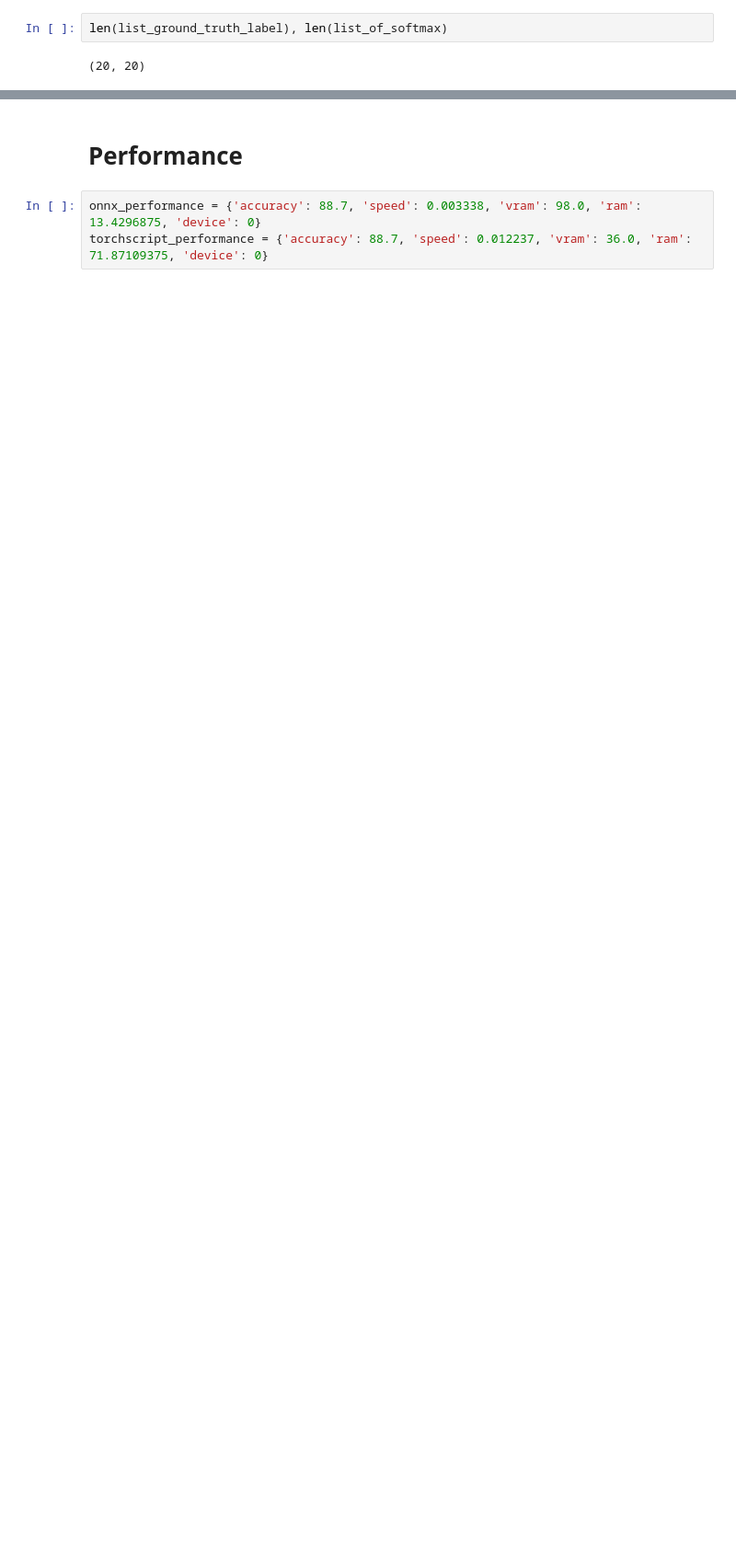
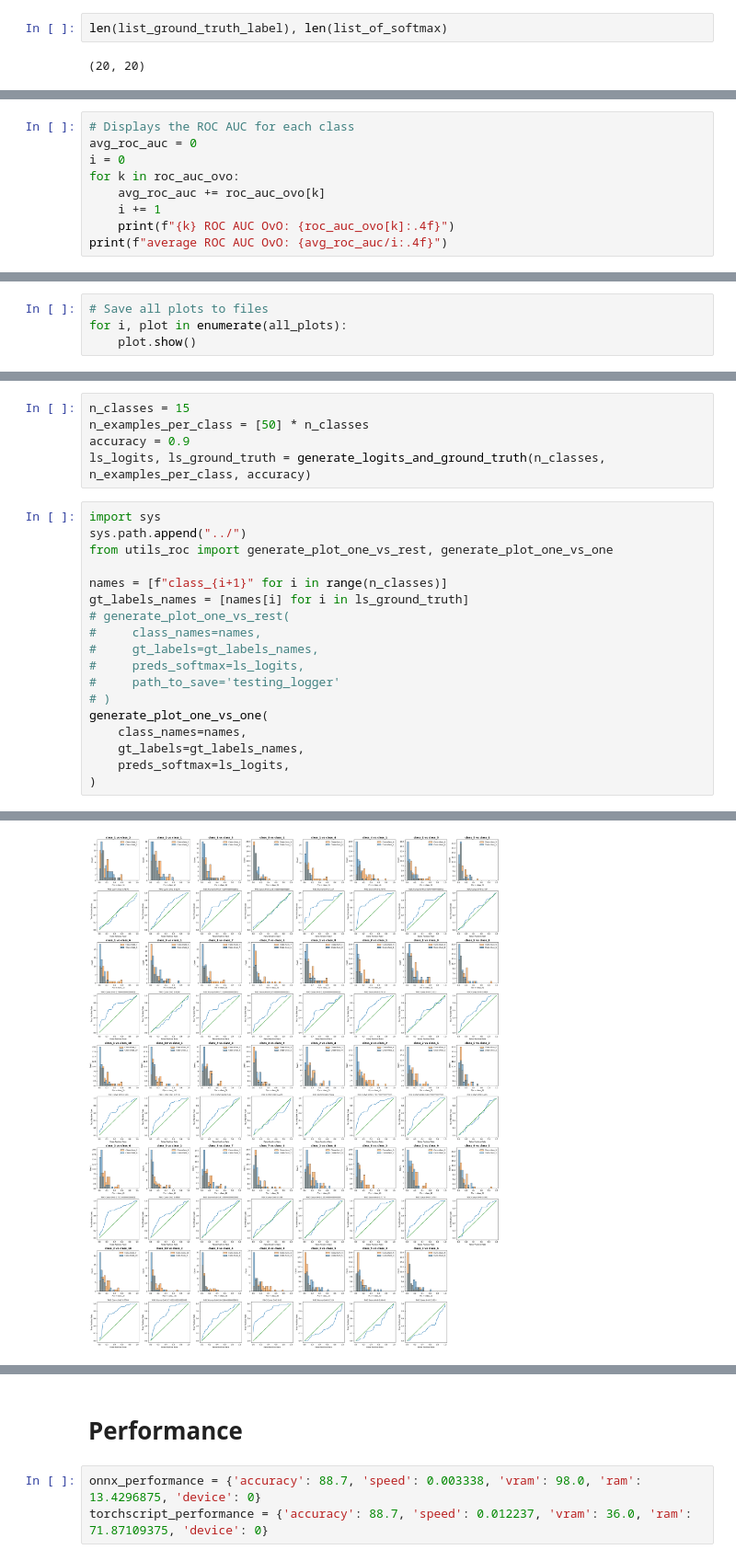
Before and after one commit to muhammadAgfian96/pytorch-lighting-image-classifier, a Jupyter notebook: src/notebooks/test_maping_data.ipynb, the cells around one changed output, grey strips where cells are left out. Shown at 92% size. Drawn from its saved outputs; the diff is of its cells as text; blank space fills up the shorter version.

```diff
--- a/src/notebooks/test_maping_data.ipynb
+++ b/src/notebooks/test_maping_data.ipynb
@@ -144,0 +441,9 @@ array([0, 0, 0, 1, 0, 0, 0, 0, 1, 0, 0, 0, 0, 0, 1, 0, 1, 0, 0, 0])
+# %%
+# Displays the ROC AUC for each class
+avg_roc_auc = 0
+i = 0
+for k in roc_auc_ovo:
+    avg_roc_auc += roc_auc_ovo[k]
+    i += 1
+    print(f"{k} ROC AUC OvO: {roc_auc_ovo[k]:.4f}")
+print(f"average ROC AUC OvO: {avg_roc_auc/i:.4f}")
@@ -144,0 +492,4 @@ array([0, 0, 0, 1, 0, 0, 0, 0, 1, 0, 0, 0, 0, 0, 1, 0, 1, 0, 0, 0])
+# %%
+# Save all plots to files
+for i, plot in enumerate(all_plots):
+    plot.show()
@@ -144,0 +562,24 @@ array([0, 0, 0, 1, 0, 0, 0, 0, 1, 0, 0, 0, 0, 0, 1, 0, 1, 0, 0, 0])
+# %%
+n_classes = 15
+n_examples_per_class = [50] * n_classes
+accuracy = 0.9
+ls_logits, ls_ground_truth = generate_logits_and_ground_truth(n_classes, n_examples_per_class, accuracy)
+# %%
+import sys
+sys.path.append("../")
+from utils_roc import generate_plot_one_vs_rest, generate_plot_one_vs_one
+
+names = [f"class_{i+1}" for i in range(n_classes)]
+gt_labels_names = [names[i] for i in ls_ground_truth]
+# generate_plot_one_vs_rest(
+#     class_names=names,
+#     gt_labels=gt_labels_names,
+#     preds_softmax=ls_logits,
+#     path_to_save='testing_logger'
+# )
+generate_plot_one_vs_one(
+    class_names=names,
+    gt_labels=gt_labels_names,
+    preds_softmax=ls_logits,
+)
+# %% [output]
@@ -144,0 +603 @@ array([0, 0, 0, 1, 0, 0, 0, 0, 1, 0, 0, 0, 0, 0, 1, 0, 1, 0, 0, 0])
+[figure, added]
```
Also changed, not shown: parts of 25 cells of this notebook, 2 other files.
